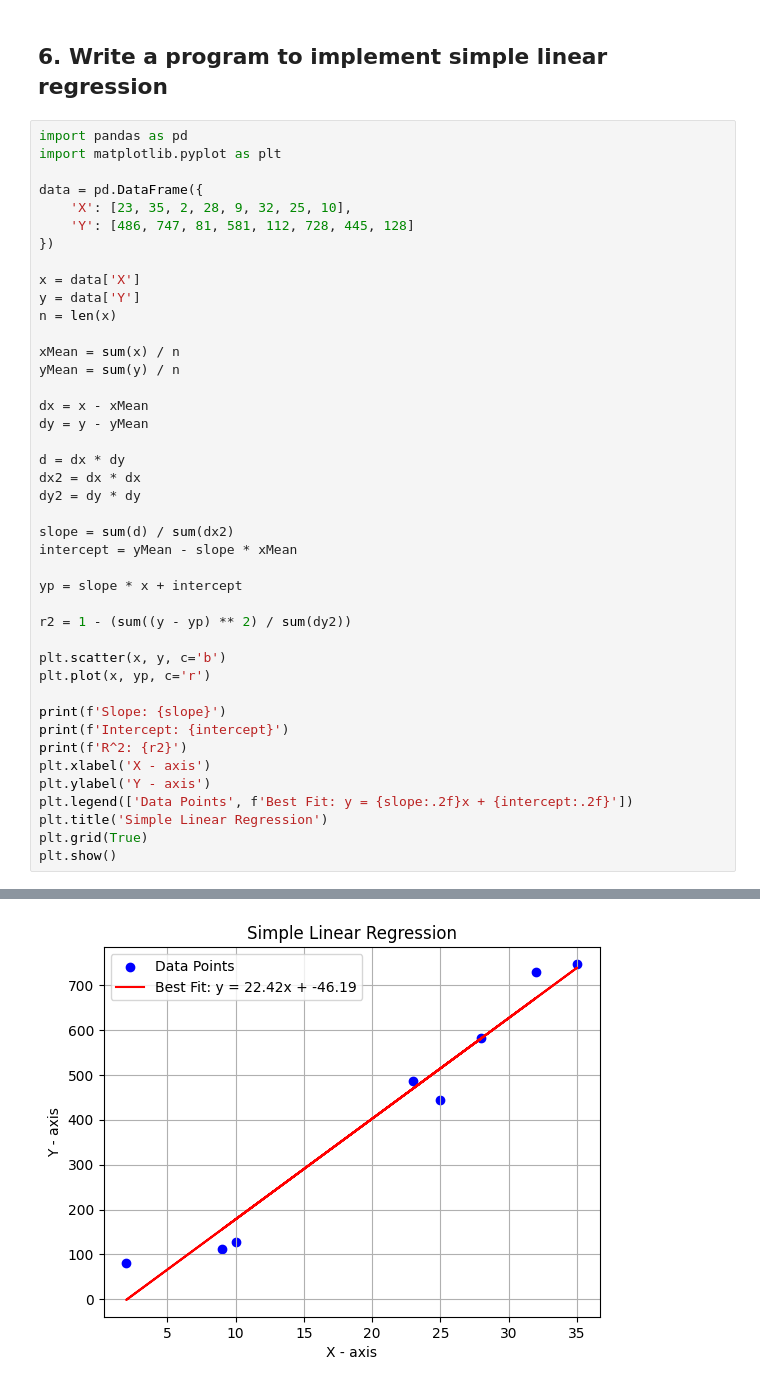
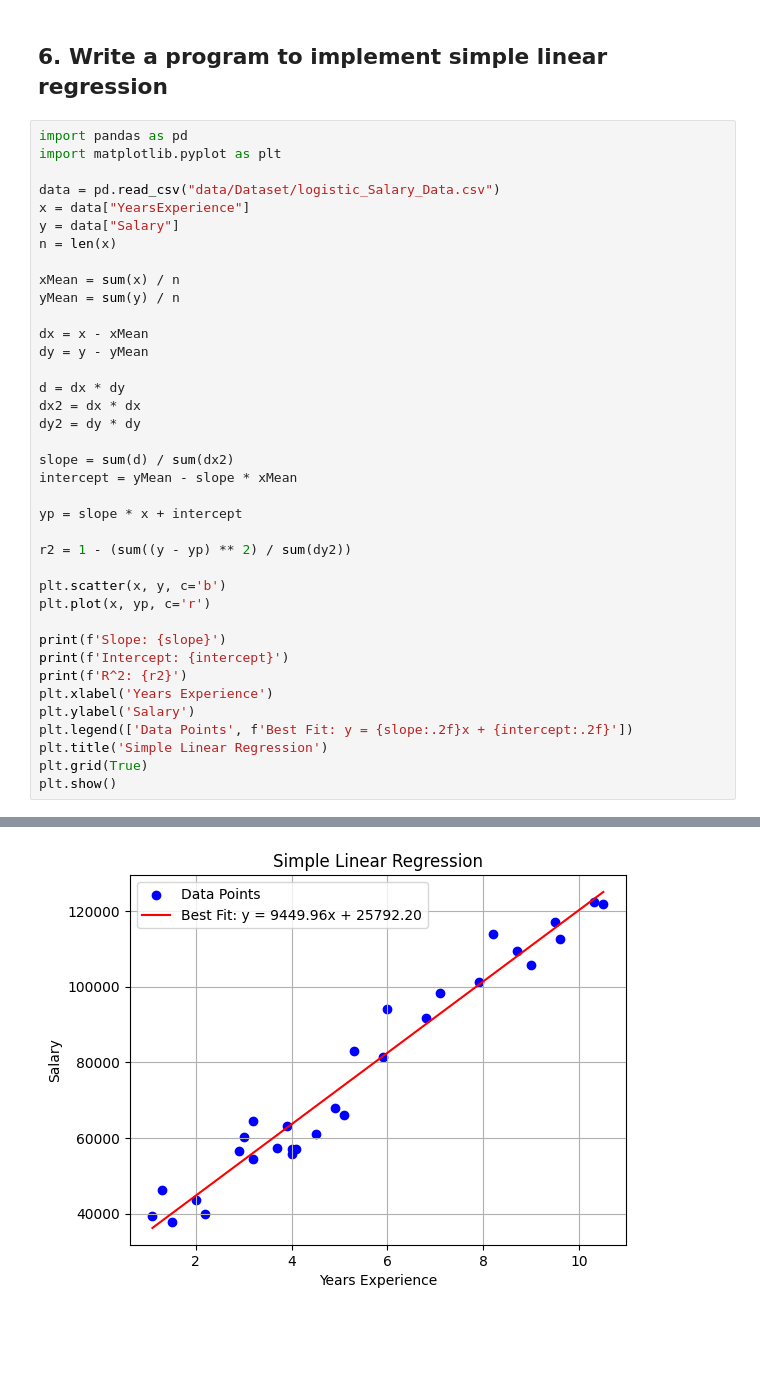
Before and after one commit to JoyM268/sdmcet-aiml, a Jupyter notebook: Termworks/Termwork - 6.ipynb, the cells around one changed output, grey strips where cells are left out. Saved outputs shown, nothing was run; the diff lists cells and outputs as text; blank space fills up the shorter version.

```diff
--- a/Termworks/Termwork - 6.ipynb
+++ b/Termworks/Termwork - 6.ipynb
@@ -4,13 +4,9 @@
 import pandas as pd
 import matplotlib.pyplot as plt
 
-data = pd.DataFrame({
-    'X': [23, 35, 2, 28, 9, 32, 25, 10],
-    'Y': [486, 747, 81, 581, 112, 728, 445, 128]
-})
-
-x = data['X']
-y = data['Y']
+data = pd.read_csv("data/Dataset/logistic_Salary_Data.csv")
+x = data["YearsExperience"]
+y = data["Salary"]
 n = len(x)
 
 xMean = sum(x) / n
@@ -36,8 +32,8 @@ plt.plot(x, yp, c='r')
 print(f'Slope: {slope}')
 print(f'Intercept: {intercept}')
 print(f'R^2: {r2}')
-plt.xlabel('X - axis')
-plt.ylabel('Y - axis')
+plt.xlabel('Years Experience')
+plt.ylabel('Salary')
 plt.legend(['Data Points', f'Best Fit: y = {slope:.2f}x + {intercept:.2f}'])
 plt.title('Simple Linear Regression')
 plt.grid(True)
@@ -49 +45 @@ R^2: 0.9629267969970567
-[figure, old version]
+[figure, new version]
```
Also changed, not shown: parts of 1 cell of this notebook, 1 other file.
